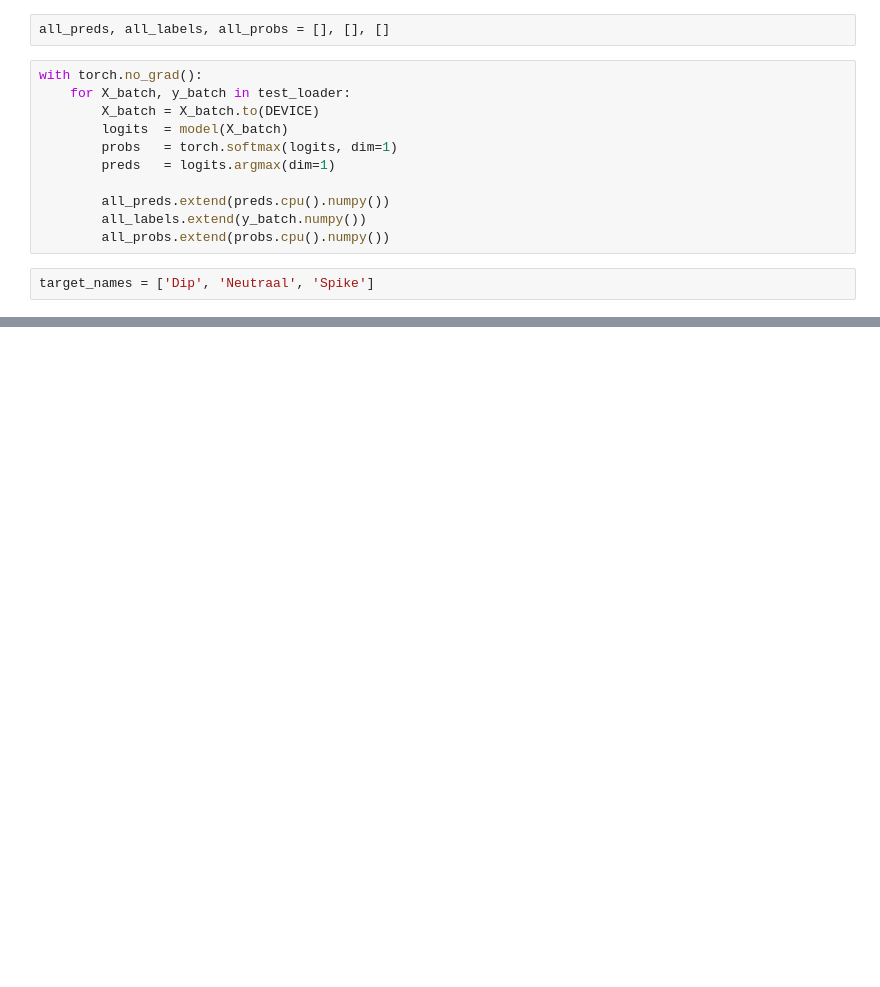
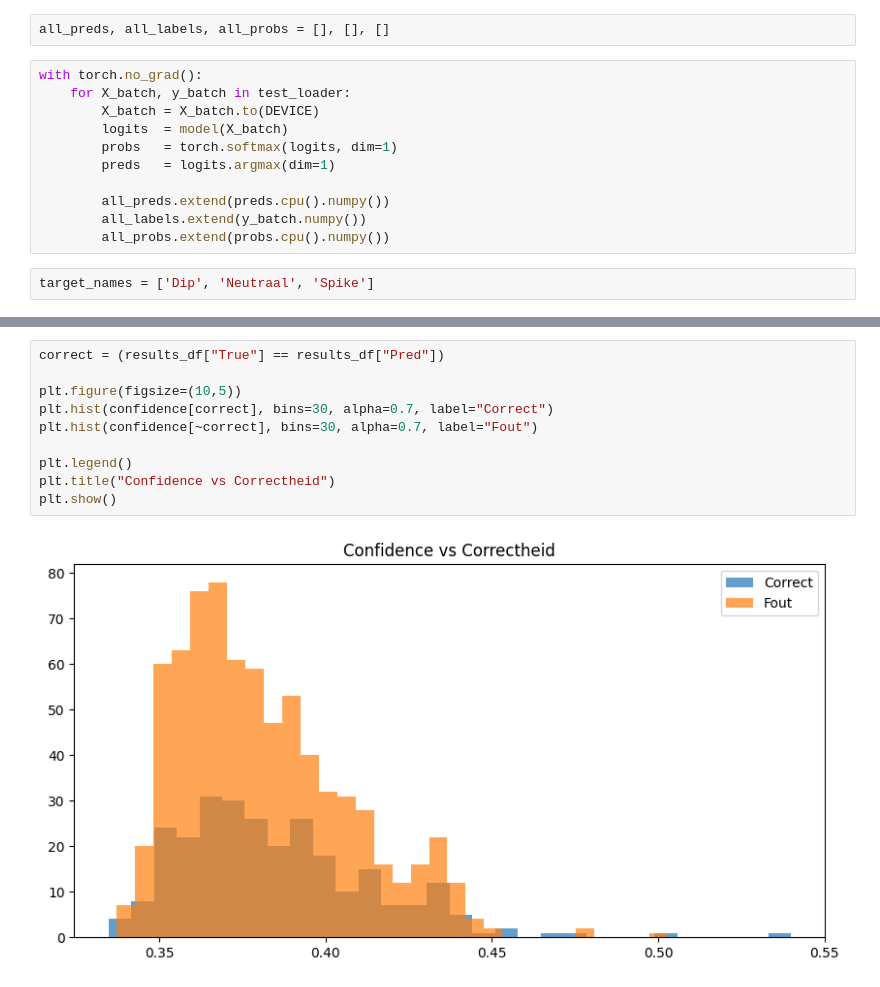
Before and after one commit to LuizVerheyen/BachelorProef2026, a Jupyter notebook: model/trainer.ipynb, the cells around one changed output, grey strips where cells are left out. Saved outputs shown, nothing was run; the diff lists cells and outputs as text; blank space fills up the shorter version.

```diff
--- a/model/trainer.ipynb
+++ b/model/trainer.ipynb
@@ -484,0 +602,12 @@ plt.show()
+# %%
+correct = (results_df["True"] == results_df["Pred"])
+
+plt.figure(figsize=(10,5))
+plt.hist(confidence[correct], bins=30, alpha=0.7, label="Correct")
+plt.hist(confidence[~correct], bins=30, alpha=0.7, label="Fout")
+
+plt.legend()
+plt.title("Confidence vs Correctheid")
+plt.show()
+# %% [output]
+[figure, added]
```
Also changed, not shown: parts of 24 cells of this notebook, 7 other files.
